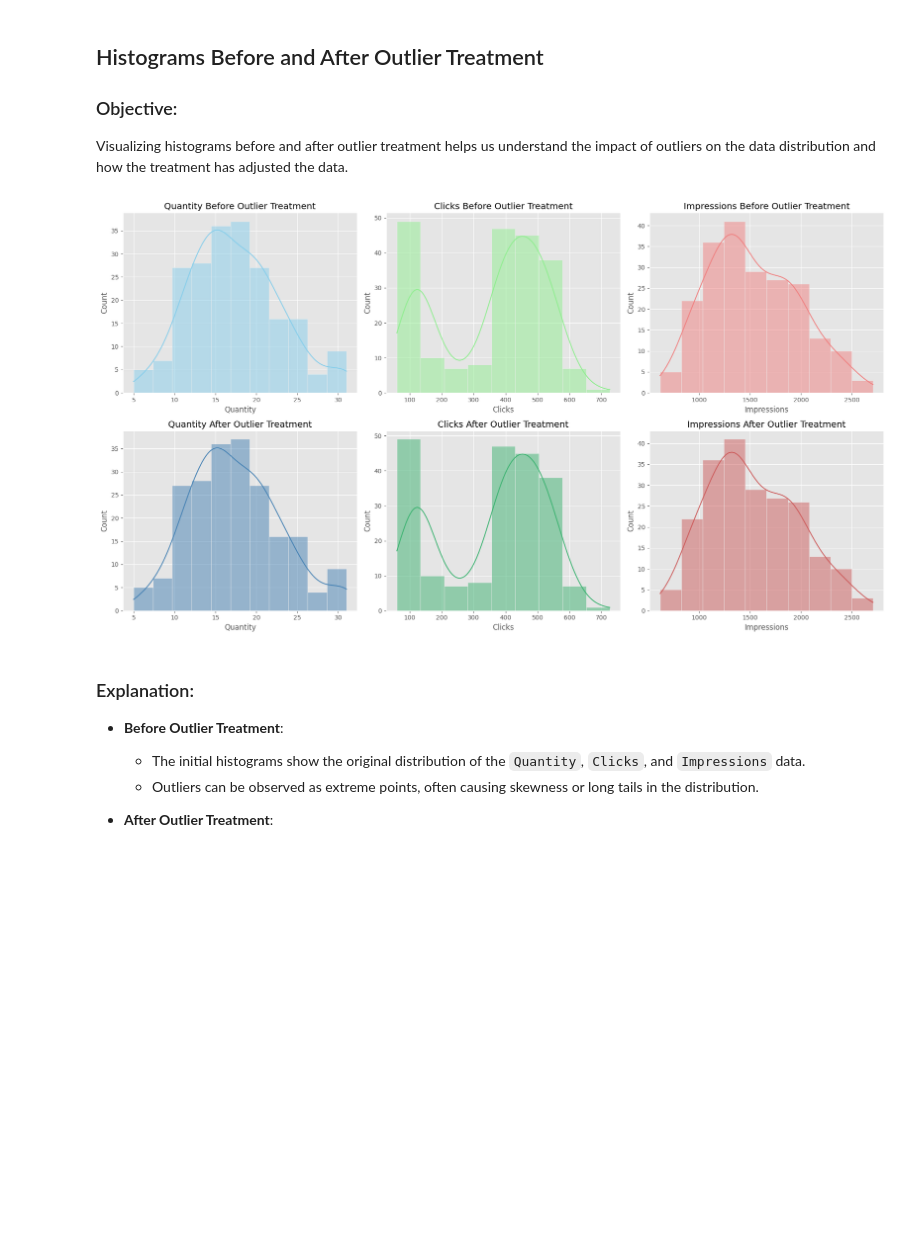
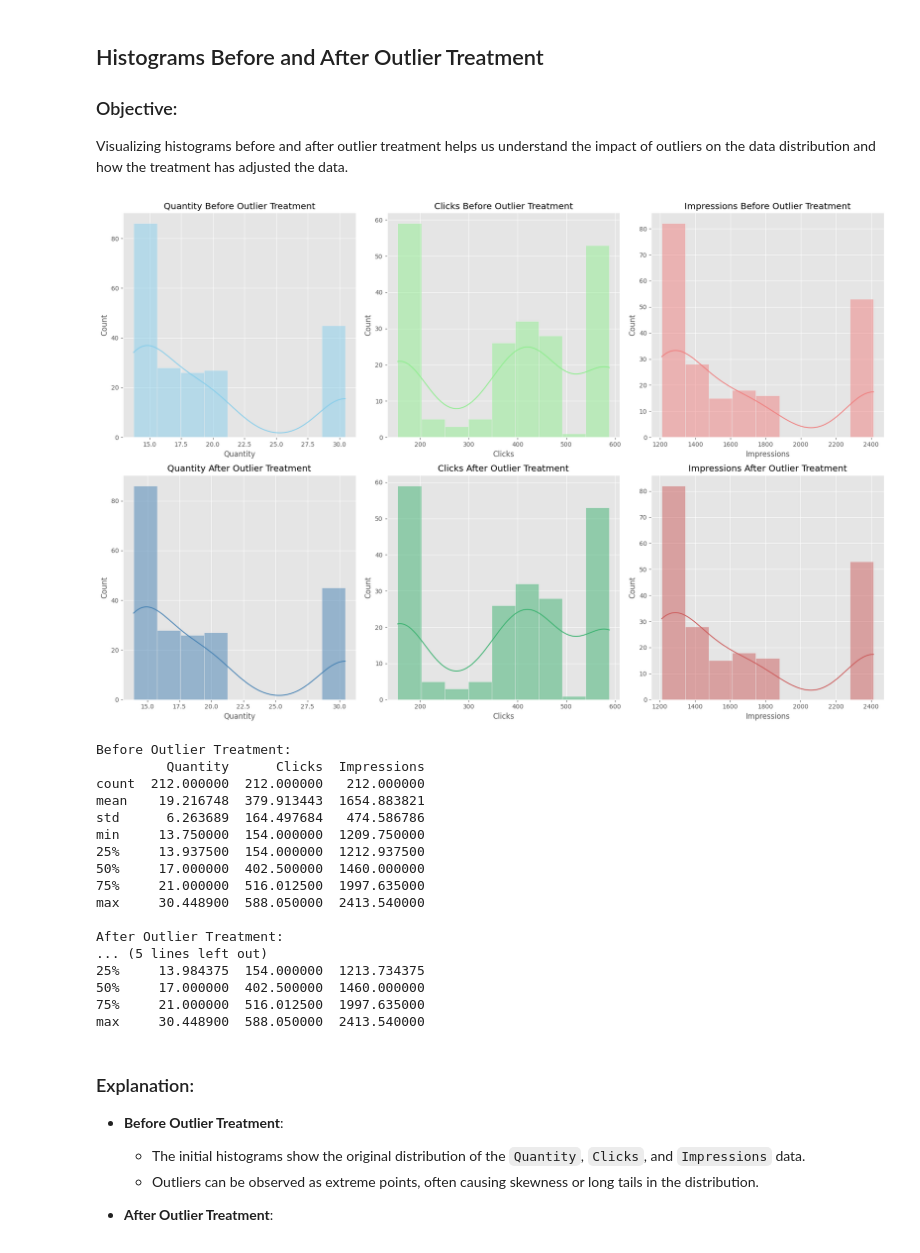
Before and after one commit to Saket22-CS/Saket-Infosys-Nov24, a Jupyter notebook: FutureCart_Infosys.ipynb, the cells around one changed output. Cells and saved outputs as stored; diff of their text form; code cells hidden in the pictures; blank space fills up the shorter version.

```diff
--- a/FutureCart_Infosys.ipynb
+++ b/FutureCart_Infosys.ipynb
@@ -396,54 +474,98 @@ Updated Merged DataFrame preview after outlier treatment:
 ### Objective:
 Visualizing histograms before and after outlier treatment helps us understand the impact of outliers on the data distribution and how the treatment has adjusted the data.
 # %%
-# Copy of the original data for comparison
+import matplotlib.pyplot as plt
+import seaborn as sns
+import numpy as np
+
+# Create copies of the original data for comparison
 original_data = merged_data.copy()
 
-# Applying outlier treatment (as previously defined) to each column
-merged_data['Quantity'] = replace_outliers_with_percentiles(merged_data['Quantity'])
-merged_data['Clicks'] = replace_outliers_with_percentiles(merged_data['Clicks'])
-merged_data['Impressions'] = replace_outliers_with_percentiles(merged_data['Impressions'])
+# Outlier treatment function
+def replace_outliers(column):
+    q25 = np.percentile(column, 25)  # 25th percentile
+    q75 = np.percentile(column, 75)  # 75th percentile
+    q97 = np.percentile(column, 97)  # 97th percentile
+    lower_bound = q25
+    upper_bound = q75
+    # Apply outlier treatment
+    column = column.apply(lambda x: q97 if x > upper_bound else x)
+    column = column.apply(lambda x: q25 if x < lower_bound else x)
+    return column
 
-# Setting up the figure for before and after histograms
-plt.figure(figsize=(18, 10))
+# Apply the outlier treatment
+merged_data['Quantity'] = replace_outliers(original_data['Quantity'].copy())
+merged_data['Clicks'] = replace_outliers(original_data['Clicks'].copy())
+merged_data['Impressions'] = replace_outliers(original_data['Impressions'].copy())
 
-# Plotting histograms before outlier treatment
+# Plot histograms before and after outlier treatment
+plt.figure(figsize=(18, 12))
+
+# Quantity histogram before outlier treatment
 plt.subplot(2, 3, 1)
 sns.histplot(original_data['Quantity'], kde=True, color='skyblue')
 plt.title('Quantity Before Outlier Treatment')
 plt.xlabel('Quantity')
 
+# Clicks histogram before outlier treatment
 plt.subplot(2, 3, 2)
 sns.histplot(original_data['Clicks'], kde=True, color='lightgreen')
 plt.title('Clicks Before Outlier Treatment')
 plt.xlabel('Clicks')
 
+# Impressions histogram before outlier treatment
 plt.subplot(2, 3, 3)
 sns.histplot(original_data['Impressions'], kde=True, color='lightcoral')
 plt.title('Impressions Before Outlier Treatment')
 plt.xlabel('Impressions')
 
-# Plotting histograms after outlier treatment
+# Quantity histogram after outlier treatment
 plt.subplot(2, 3, 4)
 sns.histplot(merged_data['Quantity'], kde=True, color='steelblue')
 plt.title('Quantity After Outlier Treatment')
 plt.xlabel('Quantity')
 
+# Clicks histogram after outlier treatment
 plt.subplot(2, 3, 5)
 sns.histplot(merged_data['Clicks'], kde=True, color='mediumseagreen')
 plt.title('Clicks After Outlier Treatment')
 plt.xlabel('Clicks')
 
+# Impressions histogram after outlier treatment
 plt.subplot(2, 3, 6)
 sns.histplot(merged_data['Impressions'], kde=True, color='indianred')
 plt.title('Impressions After Outlier Treatment')
 plt.xlabel('Impressions')
 
-# Adjusting layout
+# Adjust layout
 plt.tight_layout()
 plt.show()
+
+# Validate the difference with descriptive statistics
+print("Before Outlier Treatment:")
+print(original_data[['Quantity', 'Clicks', 'Impressions']].describe())
+
+print("\nAfter Outlier Treatment:")
+print(merged_data[['Quantity', 'Clicks', 'Impressions']].describe())
 # %% [output]
-[figure, old version]
+[figure, new version]
+Before Outlier Treatment:
+         Quantity      Clicks  Impressions
+count  212.000000  212.000000   212.000000
+mean    19.216748  379.913443  1654.883821
+std      6.263689  164.497684   474.586786
+min     13.750000  154.000000  1209.750000
+25%     13.937500  154.000000  1212.937500
+50%     17.000000  402.500000  1460.000000
+75%     21.000000  516.012500  1997.635000
+max     30.448900  588.050000  2413.540000
+
+After Outlier Treatment:
+... (5 lines left out)
+25%     13.984375  154.000000  1213.734375
+50%     17.000000  402.500000  1460.000000
+75%     21.000000  516.012500  1997.635000
+max     30.448900  588.050000  2413.540000
 # %% [markdown]
 
 ### Explanation:
```
Also changed, not shown: parts of 35 cells of this notebook.
